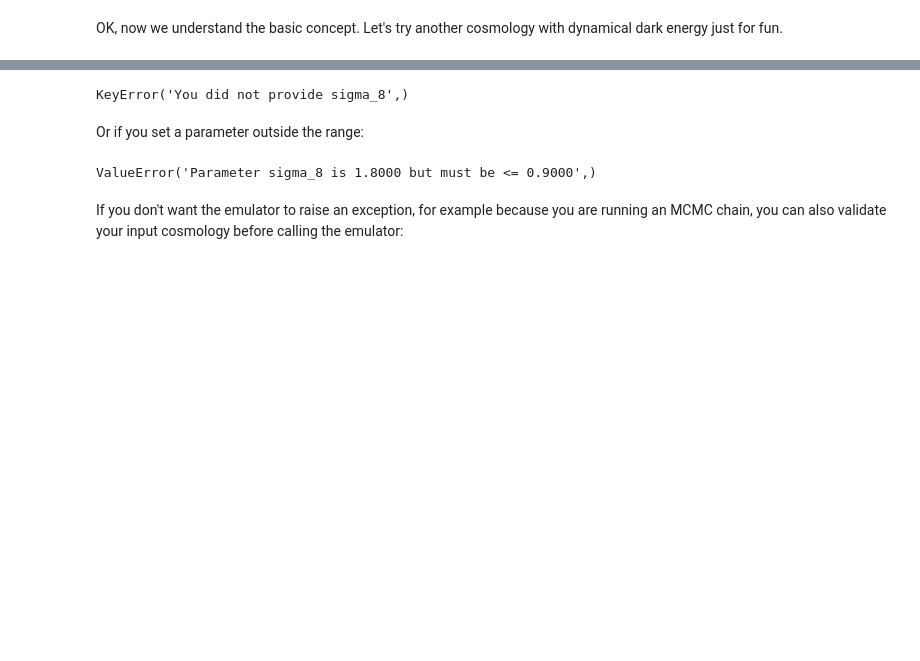
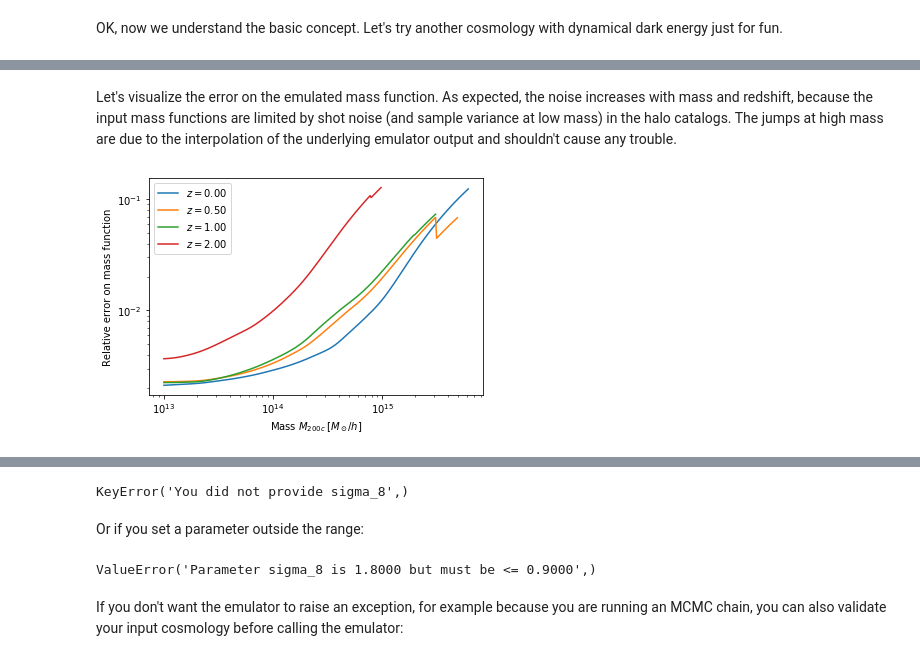
Before and after one commit to SebastianBocquet/MiraTitanHMFemulator, a Jupyter notebook: tutorial.ipynb, the cells around one changed output, grey strips where cells are left out. Saved outputs shown, nothing was run; the diff lists cells and outputs as text; code cells hidden in the pictures; blank space fills up the shorter version.

```diff
--- a/tutorial.ipynb
+++ b/tutorial.ipynb
@@ -96,7 +97,8 @@ w0wa_cosmo = {'Ommh2': .3*.7**2,
             'w_a': -1,
             'sigma_8': .8,
            }
+
+res_w0wa = HMFemu.predict(w0wa_cosmo, z, m)
+res_w0wa[0][res_w0wa[0]<1e-12] = np.nan
-# %%
-res_w0wa = HMFemu.predict(w0wa_cosmo)
 # %%
 colors=['C%s'%i for i in range(3)]
@@ -110,0 +120,19 @@ plt.legend();
+# %%
+# Set your favorite random seed (optional, but allows to reproduce the plots below exactly)
+np.random.seed(1328)
+# Call the emulator (less redshifts this time for better readability)
+z = np.array([0, .5, 1, 2])
+m = np.logspace(13,16,301)
+res = HMFemu.predict(fiducial_cosmo, z, m)
+# As before, set 0 error to NAN for nicer plots!
+res[1][res[1]==0] = np.nan
+# %% [markdown]
+Let's visualize the error on the emulated mass function. As expected, the noise increases with mass and redshift, because the input mass functions are limited by shot noise (and sample variance at low mass) in the halo catalogs. The jumps at high mass are due to the interpolation of the underlying emulator output and shouldn't cause any trouble.
+# %%
+for i,_z in enumerate(z):
+    plt.loglog(m, res[1][i], color='C%d'%i, label='$z=%.2f$'%_z)
+plt.xlabel('Mass $M_{200c}\,[M_\odot/h]$')
+plt.ylabel('Relative error on mass function')
+plt.legend();
+# %% [output]
+[figure, added]
```
Also changed, not shown: parts of 39 cells of this notebook, 35 other files.
